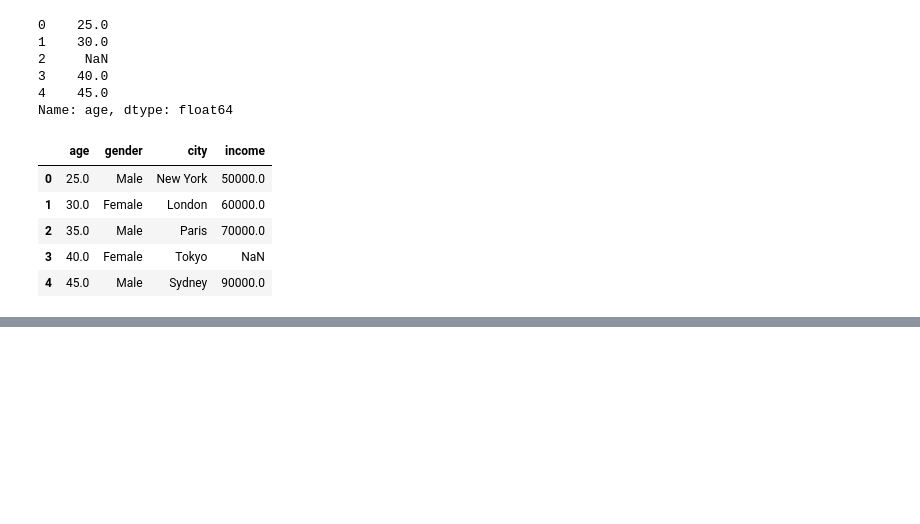
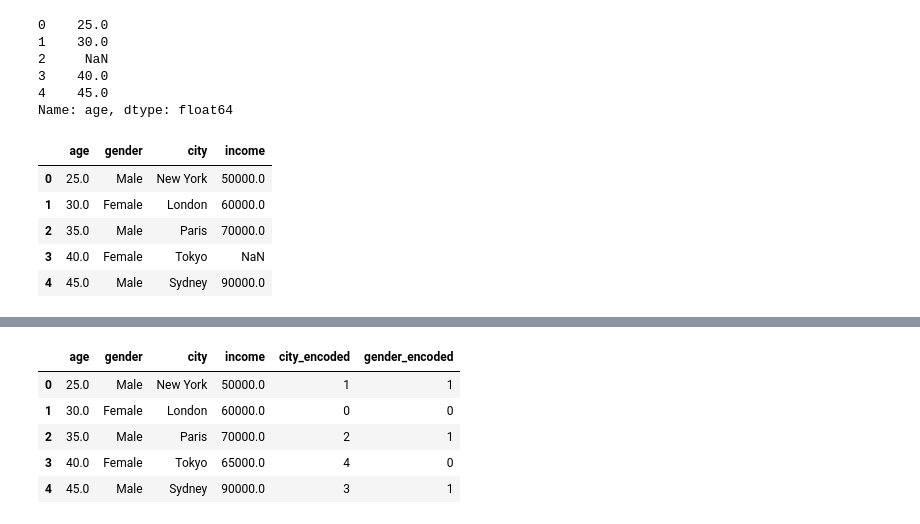
Before and after one commit to pylamohan2011/AIML_Aspiriant, a Jupyter notebook: Data_PreProcessing.ipynb, the cells around one changed output, grey strips where cells are left out. Drawn from its saved outputs; the diff is of its cells as text; code cells hidden in the pictures; blank space fills up the shorter version.

```diff
--- a/Data_PreProcessing.ipynb
+++ b/Data_PreProcessing.ipynb
@@ -74,0 +188,35 @@ df['income'].fillna(df['income'].median(), inplace=True)
+# %%
+# prompt: explain to me step by step why i need to write these lines - from sklearn.preprocessing import LabelEncoder
+# le = LabelEncoder()
+
+# You would use LabelEncoder from sklearn.preprocessing if you wanted to convert
+# categorical features (like 'city' in your example) into numerical labels.
+
+# Here's a breakdown of why you might need it and how it works:
+
+# 1. Many machine learning algorithms work best with numerical data:
+#    Many algorithms cannot directly handle categorical data like strings
+#    (e.g., 'New York', 'London').
+
+# 2. LabelEncoder assigns a unique integer to each unique category:
+#    It essentially maps each distinct value in a categorical column to a number.
+#    For example, it might map 'New York' to 0, 'London' to 1, 'Paris' to 2, etc.
+
+# Example using your data:
+from sklearn.preprocessing import LabelEncoder
+
+le = LabelEncoder()
+df['city_encoded'] = le.fit_transform(df['city'])
+
+# Explanation of the code:
+# - from sklearn.preprocessing import LabelEncoder: Imports the LabelEncoder class.
+# - le = LabelEncoder(): Creates an instance of the LabelEncoder class.
+# - df['city_encoded'] = le.fit_transform(df['city']):
+#   - le.fit_transform() fits the encoder to your data and then transforms
+#     the data (the 'city' column).
+#   - The result is a new column, 'city_encoded', containing the numerical labels.
+
+# Note: LabelEncoder is suitable when there's an inherent ordinal relationship
+# between the categories (e.g., low, medium, high). If there's no such
+# relationship, one-hot encoding might be more appropriate (as you've already
+# done with 'gender').
@@ -74,0 +232,14 @@ df['income'].fillna(df['income'].median(), inplace=True)
+# %%
+# 2. Convert 'city' column to numerical using label encoding.
+from sklearn.preprocessing import LabelEncoder
+le = LabelEncoder()
+df['gender_encoded'] = le.fit_transform(df['gender'])
+# %%
+df
+# %% [output]
+|  | age | gender | city | income | city_encoded | gender_encoded |
+| 0 | 25.0 | Male | New York | 50000.0 | 1 | 1 |
+| 1 | 30.0 | Female | London | 60000.0 | 0 | 0 |
+| 2 | 35.0 | Male | Paris | 70000.0 | 2 | 1 |
+| 3 | 40.0 | Female | Tokyo | 65000.0 | 4 | 0 |
+| 4 | 45.0 | Male | Sydney | 90000.0 | 3 | 1 |
```
Also changed, not shown: parts of 28 cells of this notebook.
